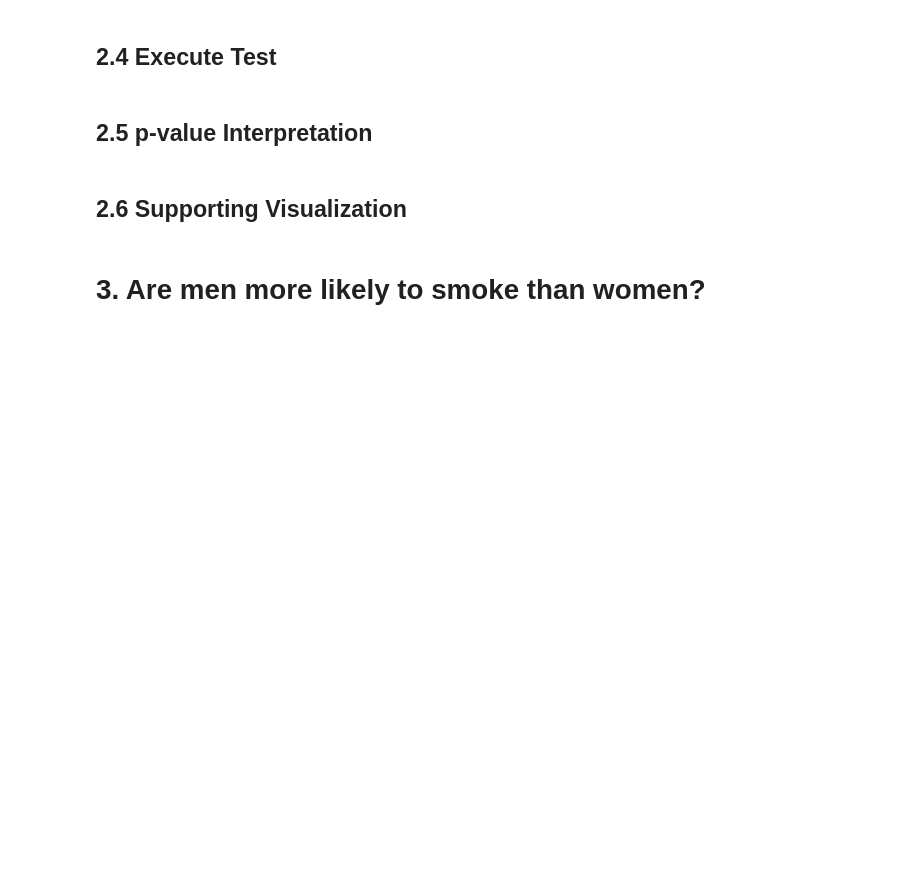
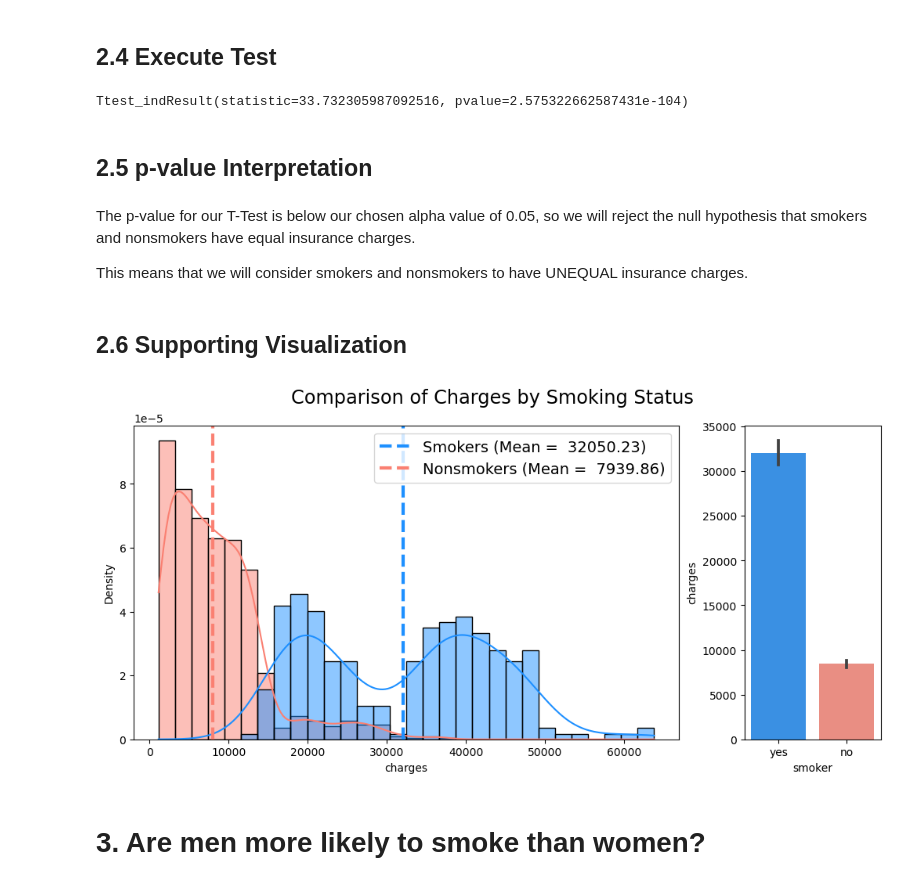
Before and after one commit to kellianneyang/statistics-practice, a Jupyter notebook: hypothesis_testing_with_insurance_data.ipynb, the cells around one changed output. Cells and saved outputs as stored; diff of their text form; code cells hidden in the pictures; blank space fills up the shorter version.

```diff
--- a/hypothesis_testing_with_insurance_data.ipynb
+++ b/hypothesis_testing_with_insurance_data.ipynb
@@ -31,6 +35,7 @@ import pandas as pd
 # %%
 # load data
-df = pd.read_csv('https://docs.google.com/spreadsheets/d/e/2PACX-1vQBN8DPW2rdiRrY34eEM53HAzakNGSRrw4ogI-j8HyCUrbqTB_z4CeIn2IvjLF-w_6sOe5pIlypJGAA/pub?output=csv')
+url = 'https://docs.google.com/spreadsheets/d/e/2PACX-1vQBN8DPW2rdiRrY34eEM53HAzakNGSRrw4ogI-j8HyCUrbqTB_z4CeIn2IvjLF-w_6sOe5pIlypJGAA/pub?output=csv'
+df = pd.read_csv(url)
 df.head()
 # %% [output]
 |  | age | sex | bmi | children | smoker | region | charges |
@@ -49,0 +56,8 @@ Alternative:
+# %%
+# split into groups
+smokers_df = df.loc[df['smoker'] == 'yes'].copy()
+nonsmokers_df = df.loc[df['smoker'] == 'no'].copy()
+# %%
+# define variable 'charges' for each group
+smokers_charges = smokers_df['charges']
+nonsmokers_charges = nonsmokers_df['charges']
@@ -57,0 +101,7 @@ Reason:
+# %%
+# remove outliers for nonsmokers
+nonsmokers_charges = nonsmokers_charges[(np.abs(stats.zscore(nonsmokers_charges)) < 3)]
+
+zscores = stats.zscore(nonsmokers_charges)
+outliers = abs(zscores) > 3
+print(f"Outliers for nonsmokers: {np.sum(outliers)}")
@@ -58,9 +148,68 @@ Reason:
 # %% [markdown]
 ## 2.4 Execute Test
+# %%
+# independent (2-sample) t-test with equal_var = False
+result = stats.ttest_ind(smokers_charges, nonsmokers_charges,
+                        equal_var = False)
+result
+# %% [output]
+Ttest_indResult(statistic=33.732305987092516, pvalue=2.575322662587431e-104)
 # %% [markdown]
 ## 2.5 p-value Interpretation
+# %% [markdown]
+The p-value for our T-Test is below our chosen alpha value of 0.05, so we will reject the null hypothesis that smokers and nonsmokers have equal insurance charges.
+
+This means that we will consider smokers and nonsmokers to have UNEQUAL insurance charges.
 # %% [markdown]
 ## 2.6 Supporting Visualization
+# %%
+# specify colors
+groups_palette={'yes': 'dodgerblue',
+                "no": 'salmon'}
+
+# visualize means
+fig, (ax, ax_bar) = plt.subplots(figsize = (10, 5),
+                                 ncols = 2,
+                                 constrained_layout = True,
+                                 gridspec_kw = {'width_ratios': [0.8, 0.2]})
+
+# histogram
+ax = sns.histplot(data = df,
+                  x = 'charges',
+                  fill = True,
+                  hue = 'smoker',
+                  kde = True,
+                  stat = 'density',
+                  common_norm = False,
+                  ax = ax,
+                  palette = groups_palette)
+
+ax.axvline(np.mean(smokers_charges),
+           ls = '--',
+           lw = 3,
+           label = f"Smokers (Mean = {np.mean(smokers_charges): .2f})",
+           color = groups_palette['yes'])
+
+ax.axvline(np.mean(nonsmokers_charges),
+           ls = '--',
+           lw = 3,
+           label = f"Nonsmokers (Mean = {np.mean(nonsmokers_charges): .2f})",
+           color = groups_palette['no'])
+
+ax.legend(prop = {"size": 14},
+          loc = 'upper right') #bbox_to_anchor=[1,1])
+
+# barplot
+sns.barplot(data = df,
+            x = 'smoker',
+            y = 'charges',
+            ax = ax_bar,
+            palette = groups_palette)
+
+fig.suptitle('Comparison of Charges by Smoking Status',
+             fontsize = 'xx-large');
+# %% [output]
+[figure, added]
 # %% [markdown]
 # 3. Are men more likely to smoke than women?
 # %% [markdown]
```
Also changed, not shown: parts of 16 cells of this notebook.
